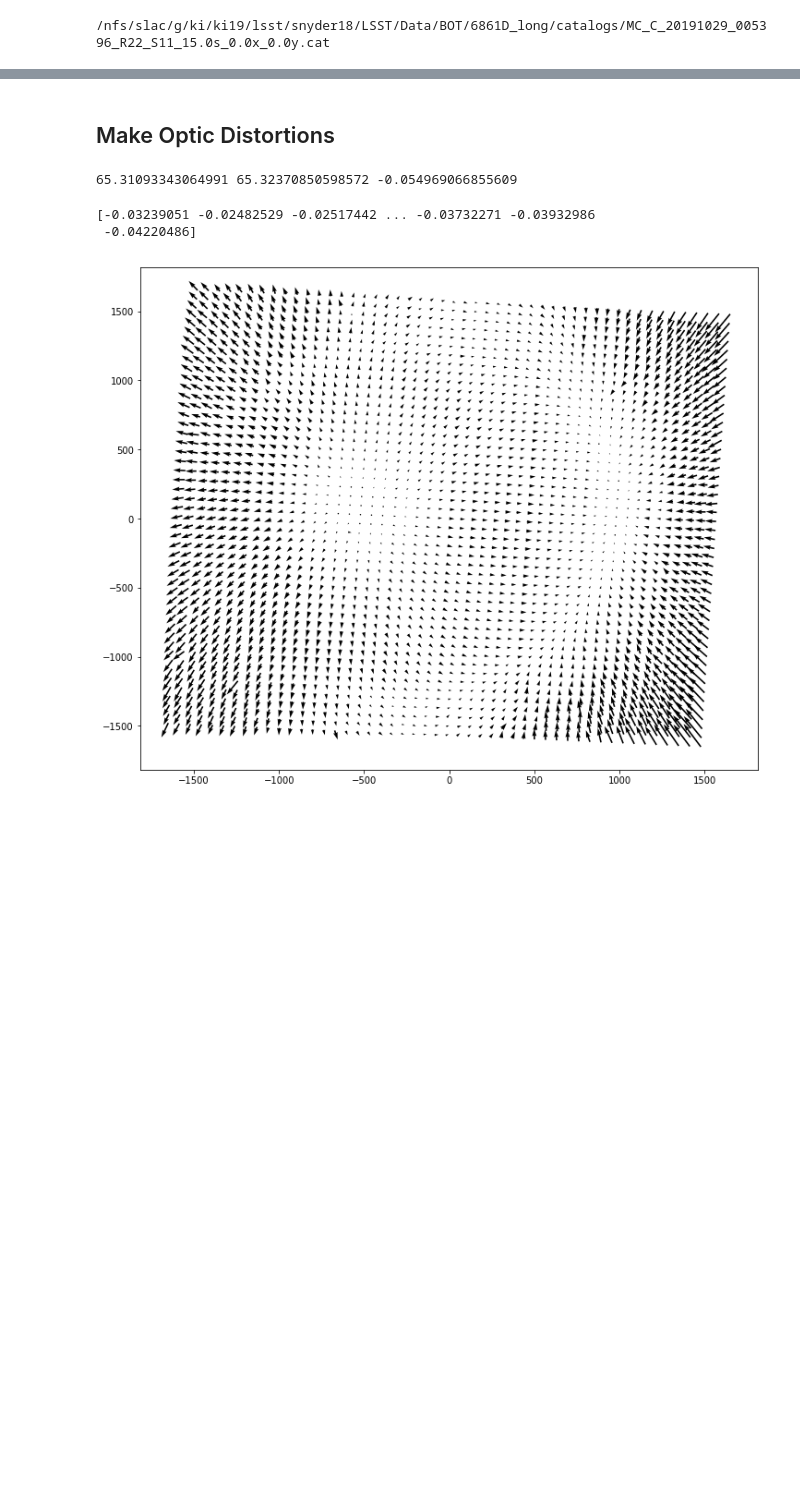
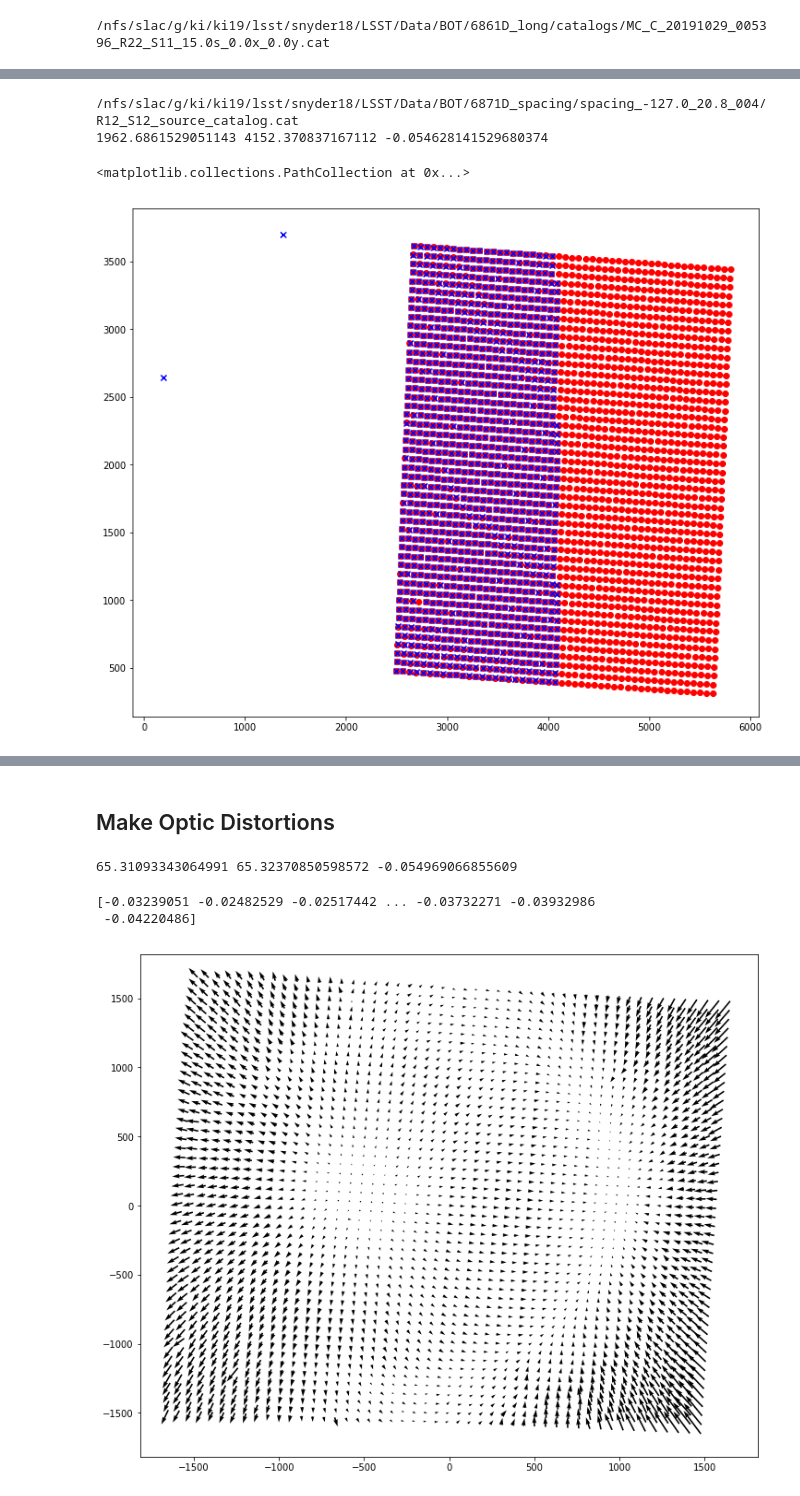
Before and after one commit to Snyder005/mixcoatl, a Jupyter notebook: notebooks/Devel.ipynb, the cells around one changed output, grey strips where cells are left out. Cells and saved outputs as stored; diff of their text form; code cells hidden in the pictures; blank space fills up the shorter version.

```diff
--- a/notebooks/Devel.ipynb
+++ b/notebooks/Devel.ipynb
@@ -87,0 +118,34 @@ ax.scatter(srcX, srcY, color='blue', marker='x')
+# %%
+infile1 = infiles[1]
+print(infile1)
+
+src1 = fits.getdata(infile1)
+all_src1Y = src1['base_SdssCentroid_Y']
+all_src1X = src1['base_SdssCentroid_X']
+
+## Curate data here (remove bad shapes, fluxes, etc.)
+all_src1W = np.sqrt(np.square(src1['base_SdssShape_XX']) + \
+                       np.square(src1['base_SdssShape_YY']))
+mask = (all_src1W > 5.)
+
+src1Y = all_src1Y[mask]
+src1X = all_src1X[mask]
+
+gridfit_task = GridFitTask()
+gridfit_task.config.brute_search = False
+gridfit_task.config.vary_theta = True
+gridfit_task.config.outfile = 'test_gridspacing_distorted_grid.fits'
+
+grid1, result1 = gridfit_task.run(infile1, (1980., 4160), optics_grid_file='optics_distorted_grid.fits')
+print(grid1.y0, grid1.x0, grid1.theta)
+g1Y, g1X = grid1.get_source_centroids(distorted=True)
+
+fig, ax = plt.subplots(1, 1, figsize=(12, 10))
+
+ax.scatter(g1X, g1Y, color='red')
+ax.scatter(src1X, src1Y, color='blue', marker='x')
+# %% [output]
+/nfs/slac/g/ki/ki19/lsst/snyder18/LSST/Data/BOT/6871D_spacing/spacing_-127.0_20.8_004/R12_S12_source_catalog.cat
+1962.6861529051143 4152.370837167112 -0.054628141529680374
+<matplotlib.collections.PathCollection at 0x...>
+[figure, added]
```
Also changed, not shown: parts of 15 cells of this notebook, 2 other files.
